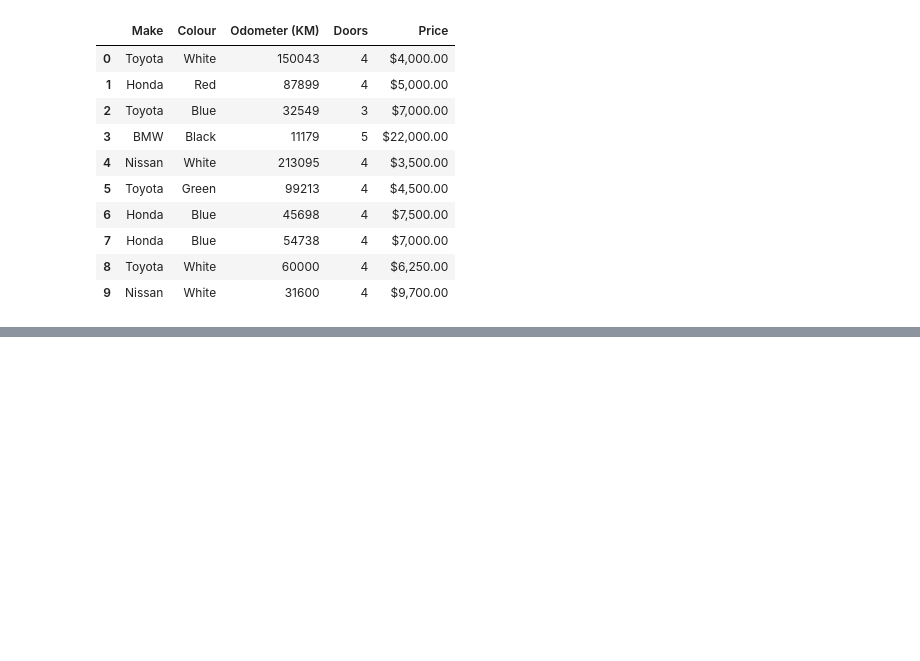
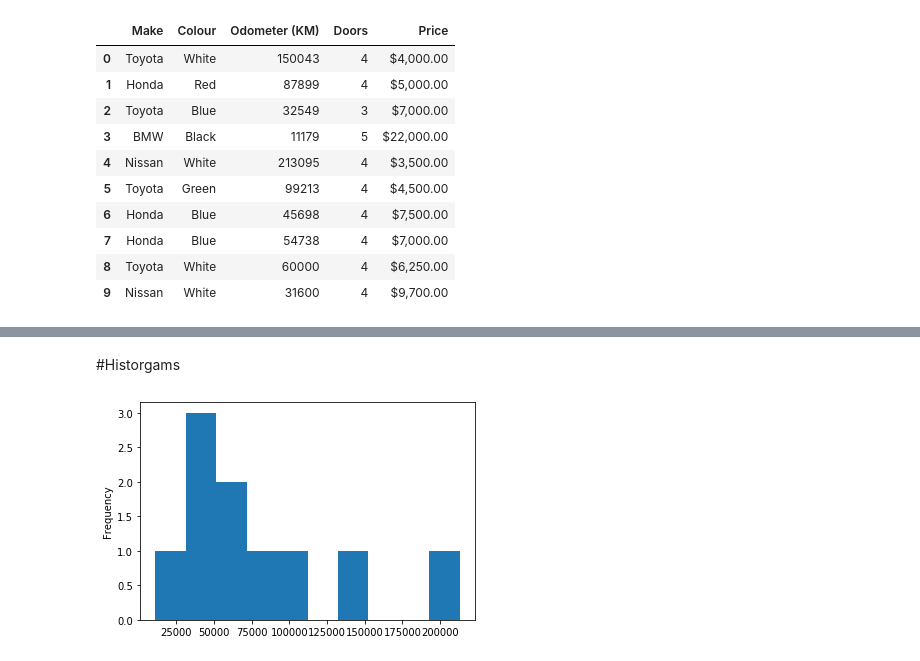
Before and after one commit to spinGreekGod/matplotlib, a Jupyter notebook: intro to matplotlib.ipynb, the cells around one changed output, grey strips where cells are left out. Cells and saved outputs as stored; diff of their text form; code cells hidden in the pictures; blank space fills up the shorter version.

```diff
--- a/intro to matplotlib.ipynb
+++ b/intro to matplotlib.ipynb
@@ -184,0 +231,6 @@ car_sales
+# %% [markdown]
+#Historgams
+# %%
+car_sales["Odometer (KM)"].plot.hist();
+# %% [output]
+[figure, added]
```
Also changed, not shown: parts of 33 cells of this notebook.
